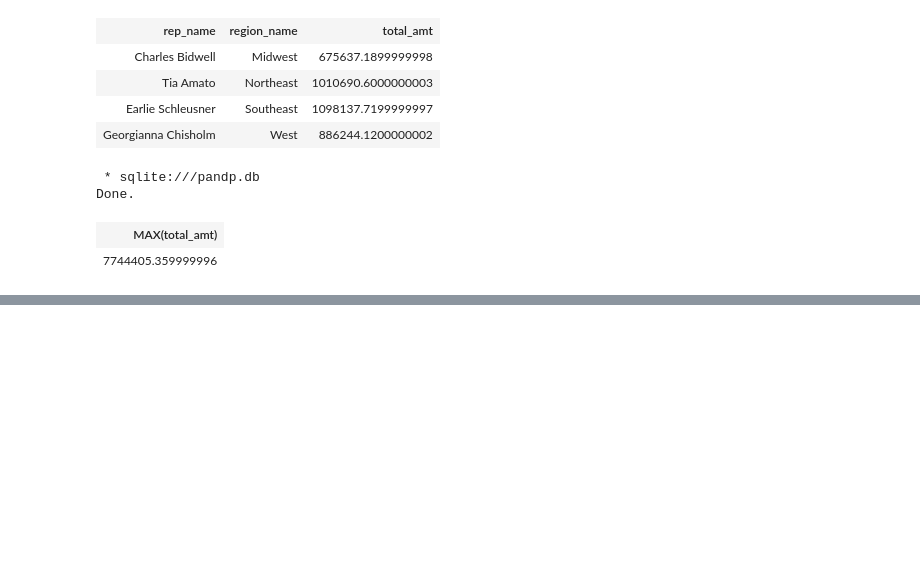
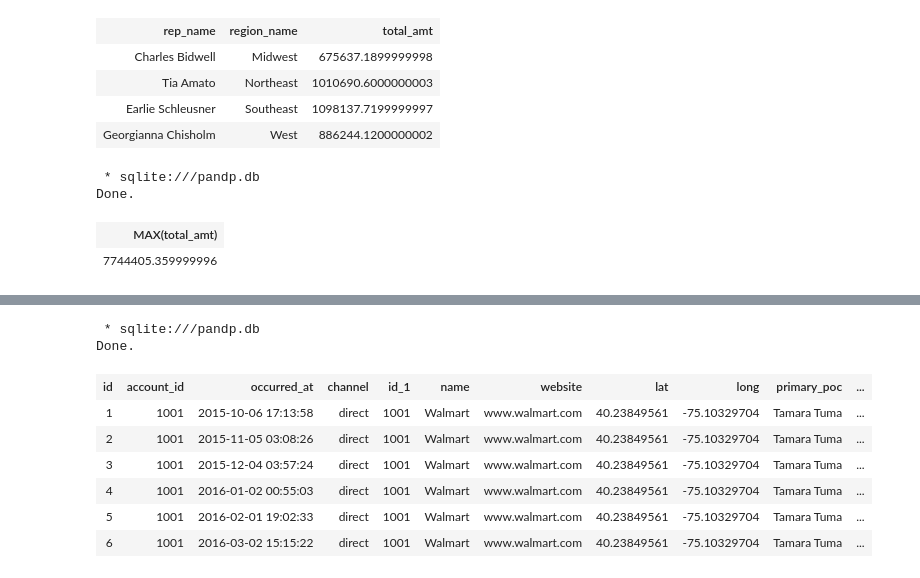
Before and after one commit to bramuelaswani/ML-DL-Related, a Jupyter notebook: SQL Exercises.ipynb, the cells around one changed output, grey strips where cells are left out. Cells and saved outputs as stored; diff of their text form; code cells hidden in the pictures; blank space fills up the shorter version.

```diff
--- a/SQL Exercises.ipynb
+++ b/SQL Exercises.ipynb
@@ -2903,0 +2969,26 @@ Done.
+# %%
+%%sql
+WITH table1 AS (
+          SELECT *
+          FROM web_events),
+
+     table2 AS (
+          SELECT *
+          FROM accounts)
+
+
+SELECT *
+FROM table1
+JOIN table2
+ON table1.account_id = table2.id
+limit 6;
+# %% [output]
+ * sqlite:///pandp.db
+Done.
+| id | account_id | occurred_at | channel | id_1 | name | website | lat | long | primary_poc | ... |
+| 1 | 1001 | 2015-10-06 17:13:58 | direct | 1001 | Walmart | www.walmart.com | 40.23849561 | -75.10329704 | Tamara Tuma | ... |
+| 2 | 1001 | 2015-11-05 03:08:26 | direct | 1001 | Walmart | www.walmart.com | 40.23849561 | -75.10329704 | Tamara Tuma | ... |
+| 3 | 1001 | 2015-12-04 03:57:24 | direct | 1001 | Walmart | www.walmart.com | 40.23849561 | -75.10329704 | Tamara Tuma | ... |
+| 4 | 1001 | 2016-01-02 00:55:03 | direct | 1001 | Walmart | www.walmart.com | 40.23849561 | -75.10329704 | Tamara Tuma | ... |
+| 5 | 1001 | 2016-02-01 19:02:33 | direct | 1001 | Walmart | www.walmart.com | 40.23849561 | -75.10329704 | Tamara Tuma | ... |
+| 6 | 1001 | 2016-03-02 15:15:22 | direct | 1001 | Walmart | www.walmart.com | 40.23849561 | -75.10329704 | Tamara Tuma | ... |
```
Also changed, not shown: parts of 30 cells of this notebook.
